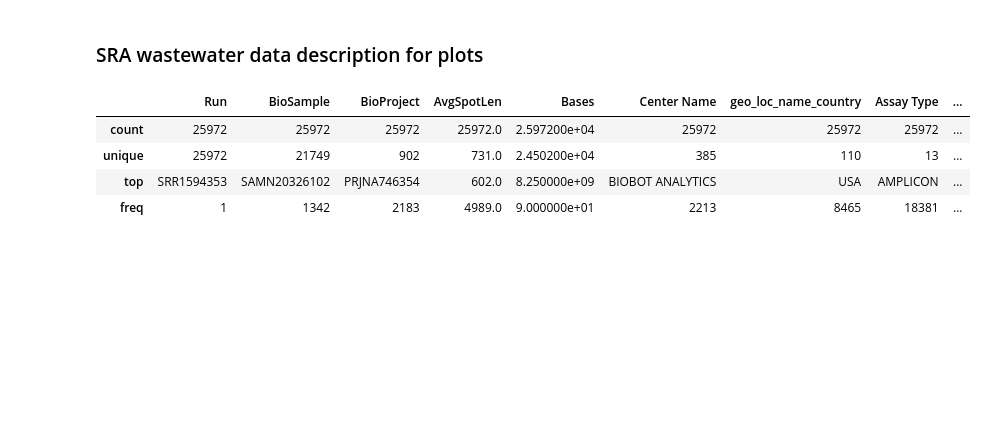
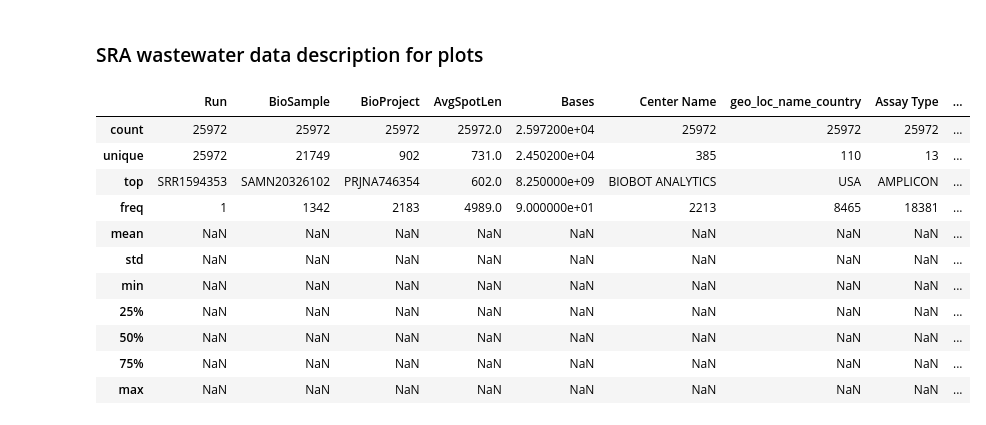
Before and after one commit to poeli/sra_tracker, a Jupyter notebook: sra_wastewater.ipynb, the cells around one changed output. Saved outputs shown, nothing was run; the diff lists cells and outputs as text; code cells hidden in the pictures; blank space fills up the shorter version.

```diff
--- a/sra_wastewater.ipynb
+++ b/sra_wastewater.ipynb
@@ -77,17 +77,40 @@ Treating datetime data as categorical rather than numeric in `.describe` is depr
 13 rows × 148 columns
 # %% [markdown]
 ### SRA wastewater data description for plots
-# %%
-df = df_sra[['Run', 'BioSample', 'BioProject', 'AvgSpotLen', 'Bases', 'Center Name', 'geo_loc_name_country']+dimensions_display]
-df = df.fillna('N/A')
-ddf = df
-ddf.describe(include='all')
-# %% [output]
-|  | Run | BioSample | BioProject | AvgSpotLen | Bases | Center Name | geo_loc_name_country | Assay Type | ... |
-| count | 25972 | 25972 | 25972 | 25972.0 | 2.597200e+04 | 25972 | 25972 | 25972 | ... |
-| unique | 25972 | 21749 | 902 | 731.0 | 2.450200e+04 | 385 | 110 | 13 | ... |
-| top | SRR1594353 | SAMN20326102 | PRJNA746354 | 602.0 | 8.250000e+09 | BIOBOT ANALYTICS | USA | AMPLICON | ... |
-| freq | 1 | 1342 | 2183 | 4989.0 | 9.000000e+01 | 2213 | 8465 | 18381 | ... |
+# %%
+df = df_sra[['Run', 'BioSample', 'BioProject', 'AvgSpotLen', 'Bases', 'Center Name', 'geo_loc_name_country','lat_lon']+dimensions_display]
+df = df.fillna('N/A')
+
+df[['lat','ns','lon','ew']] = df['lat_lon'].str.extract(f'^(\S+) (\w) (\S+) (\w)$', expand=True)
+
+# fix lon errors
+df.lon = df.lon.replace('0.006.0179250', '6.0179250')
+df.lat = df.lat.astype(float)
+df.lon = df.lon.astype(float)
+
+# convert
+idx = df.ns=='S'
+df.loc[idx,'lat'] = -df.loc[idx,'lat']
+idx = df.ew=='W'
+df.loc[idx,'lon'] = -df.loc[idx,'lon']
+
+df = df.drop(columns=['lat_lon', 'ns', 'ew'])
+
+ddf = df
+ddf.describe(include='all')
+# %% [output]
+|  | Run | BioSample | BioProject | AvgSpotLen | Bases | Center Name | geo_loc_name_country | Assay Type | ... |
+| count | 25972 | 25972 | 25972 | 25972.0 | 2.597200e+04 | 25972 | 25972 | 25972 | ... |
+| unique | 25972 | 21749 | 902 | 731.0 | 2.450200e+04 | 385 | 110 | 13 | ... |
+| top | SRR1594353 | SAMN20326102 | PRJNA746354 | 602.0 | 8.250000e+09 | BIOBOT ANALYTICS | USA | AMPLICON | ... |
+| freq | 1 | 1342 | 2183 | 4989.0 | 9.000000e+01 | 2213 | 8465 | 18381 | ... |
+| mean | NaN | NaN | NaN | NaN | NaN | NaN | NaN | NaN | ... |
+| std | NaN | NaN | NaN | NaN | NaN | NaN | NaN | NaN | ... |
+| min | NaN | NaN | NaN | NaN | NaN | NaN | NaN | NaN | ... |
+| 25% | NaN | NaN | NaN | NaN | NaN | NaN | NaN | NaN | ... |
+| 50% | NaN | NaN | NaN | NaN | NaN | NaN | NaN | NaN | ... |
+| 75% | NaN | NaN | NaN | NaN | NaN | NaN | NaN | NaN | ... |
+| max | NaN | NaN | NaN | NaN | NaN | NaN | NaN | NaN | ... |
 # %%
 def fig_parallel_categories(df, dimensions, color_col):
     ddf = df.copy()
```
Also changed, not shown: parts of 5 cells of this notebook, 2 other files.
